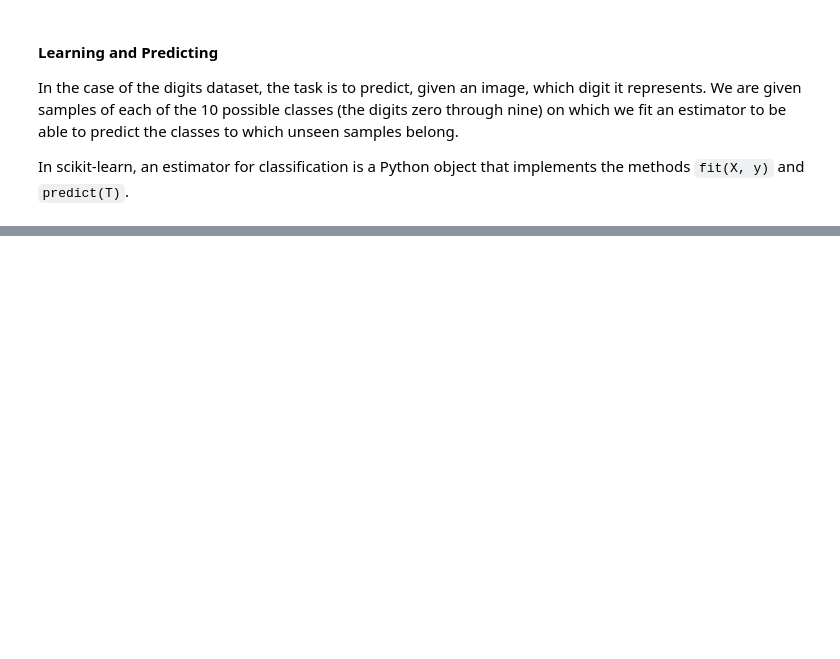
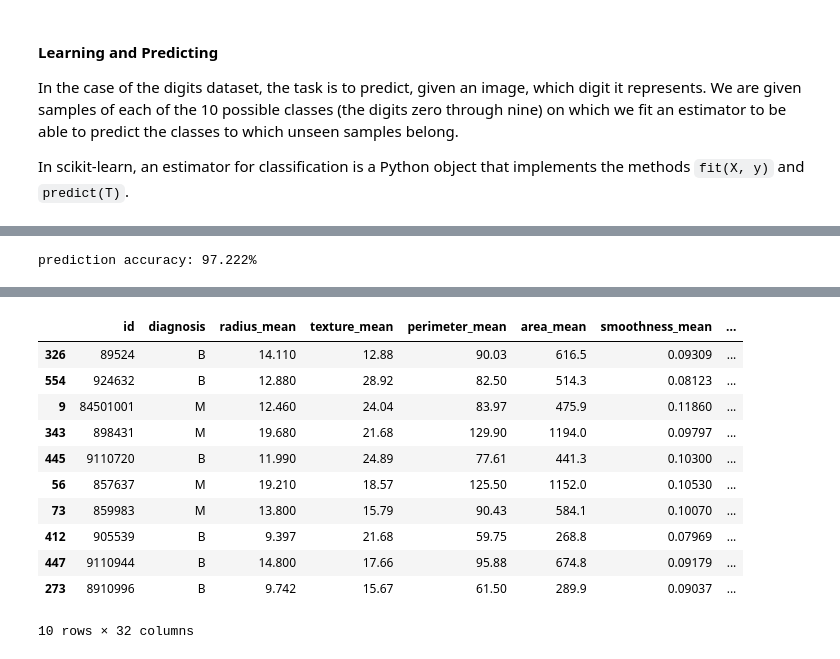
Before and after one commit to Itai-b/046211-Deep-Learning, a Jupyter notebook: ece046211_hw0_machine_learning_recap_students/ece046211_hw0_machine_learning_recap_students.ipynb, the cells around one changed output, grey strips where cells are left out. Drawn from its saved outputs; the diff is of its cells as text; code cells hidden in the pictures; blank space fills up the shorter version.

```diff
--- a/ece046211_hw0_machine_learning_recap_students/ece046211_hw0_machine_learning_recap_students.ipynb
+++ b/ece046211_hw0_machine_learning_recap_students/ece046211_hw0_machine_learning_recap_students.ipynb
@@ -947,6 +998,12 @@ X_train, X_test, y_train, y_test = train_test_split(digits.data, digits.target,
 """
 Your Code Here
 """
+clf = LogisticRegression(max_iter=1000)
+clf.fit(X_train, y_train)
+y_pred = clf.predict(X_test)
+print("prediction accuracy: {:.3f}%".format(np.mean(y_pred == y_test) * 100))
+# %% [output]
+prediction accuracy: 97.222%
 # %% [markdown]
 ### <img src="https://img.icons8.com/clouds/100/000000/money.png" style="height:50px;display:inline"> Part 3 - Money Time
 ---
@@ -1007,0 +1108,18 @@ Your Code Here
+# %%
+# Load the "Breast Cancer" dataset and display 10 samples from this dataset.
+df = pd.read_csv(os.path.join("/content/drive/MyDrive/Colab Notebooks/046211/ece046211_hw0_machine_learning_recap_students/", "cancer_dataset.csv"))
+df = df.dropna(axis=1, how='any')
+display(df.sample(n=10))
+# %% [output]
+|  | id | diagnosis | radius_mean | texture_mean | perimeter_mean | area_mean | smoothness_mean | ... |
+| 326 | 89524 | B | 14.110 | 12.88 | 90.03 | 616.5 | 0.09309 | ... |
+| 554 | 924632 | B | 12.880 | 28.92 | 82.50 | 514.3 | 0.08123 | ... |
+| 9 | 84501001 | M | 12.460 | 24.04 | 83.97 | 475.9 | 0.11860 | ... |
+| 343 | 898431 | M | 19.680 | 21.68 | 129.90 | 1194.0 | 0.09797 | ... |
+| 445 | 9110720 | B | 11.990 | 24.89 | 77.61 | 441.3 | 0.10300 | ... |
+| 56 | 857637 | M | 19.210 | 18.57 | 125.50 | 1152.0 | 0.10530 | ... |
+| 73 | 859983 | M | 13.800 | 15.79 | 90.43 | 584.1 | 0.10070 | ... |
+| 412 | 905539 | B | 9.397 | 21.68 | 59.75 | 268.8 | 0.07969 | ... |
+| 447 | 9110944 | B | 14.800 | 17.66 | 95.88 | 674.8 | 0.09179 | ... |
+| 273 | 8910996 | B | 9.742 | 15.67 | 61.50 | 289.9 | 0.09037 | ... |
+10 rows × 32 columns
```
Also changed, not shown: parts of 31 cells of this notebook.
